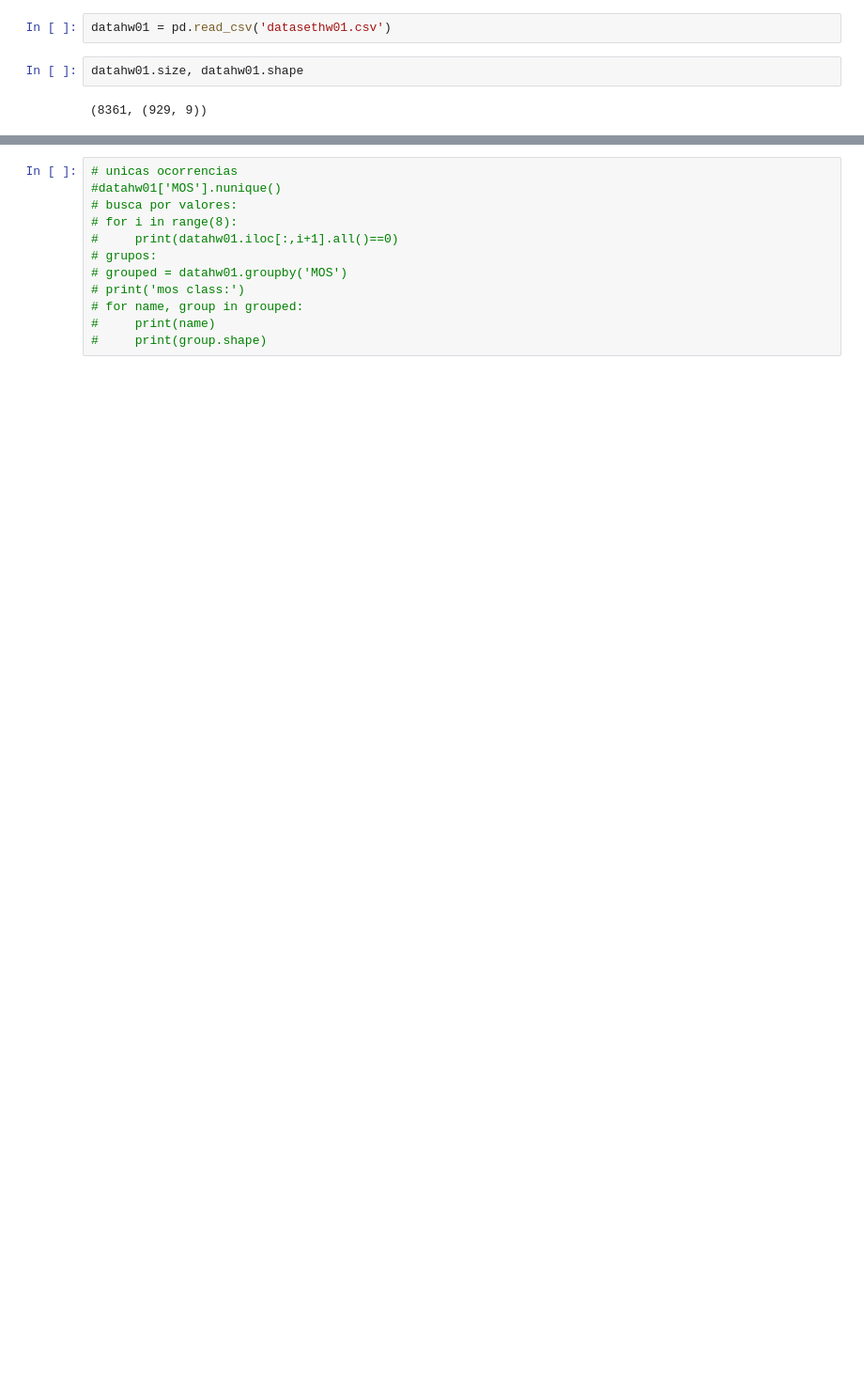
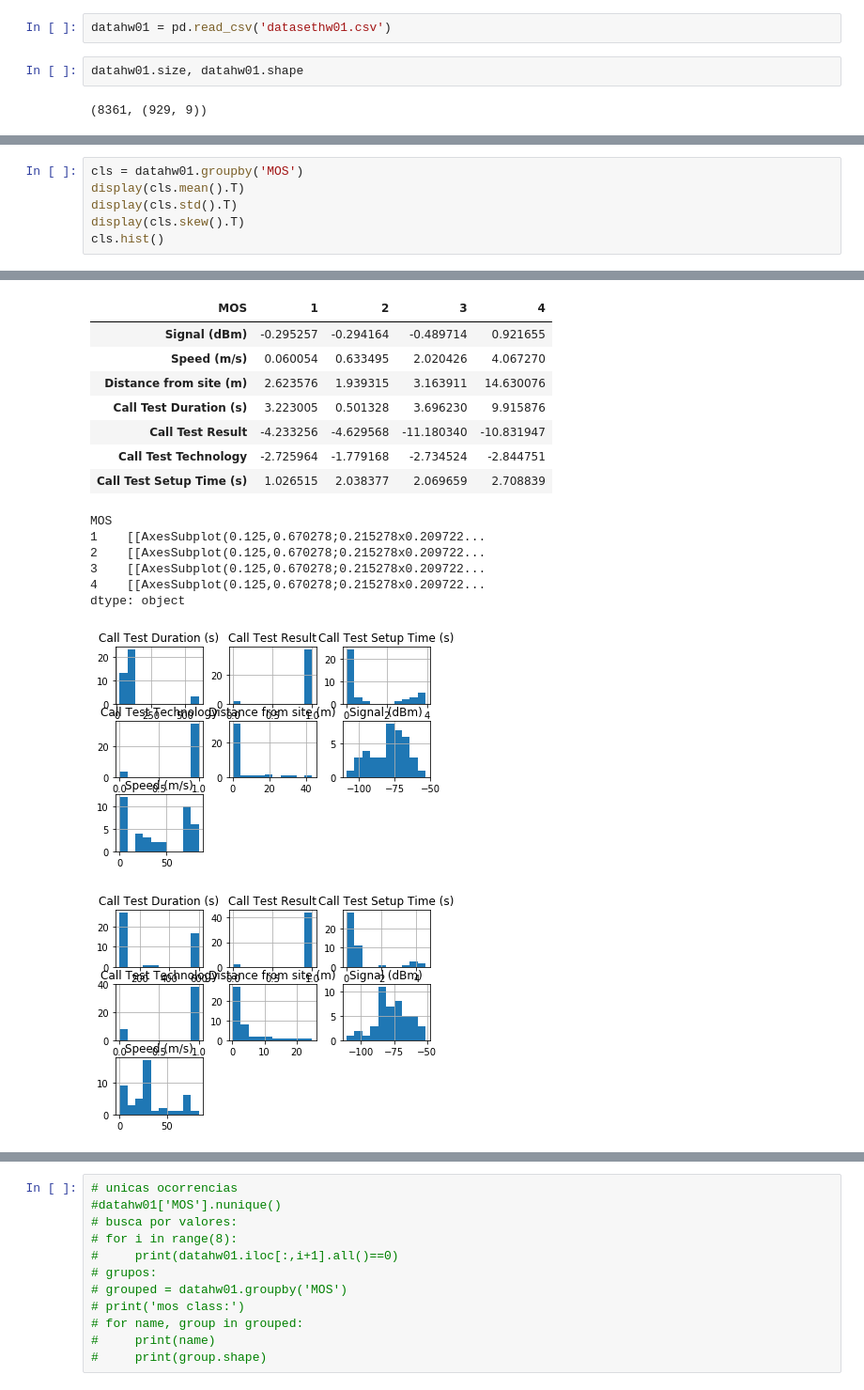
Before and after one commit to ezequiasjunior/ica2019.2, a Jupyter notebook: data_preprocess.ipynb, the cells around one changed output, grey strips where cells are left out. Shown: that part at 94% size. Cells and saved outputs as stored; diff of their text form; blank space fills up the shorter version.

```diff
--- a/data_preprocess.ipynb
+++ b/data_preprocess.ipynb
@@ -19,0 +57,7 @@ datahw01.head()
+# %%
+cls = datahw01.groupby('MOS')
+display(cls.mean().T)
+display(cls.std().T)
+display(cls.skew().T)
+cls.hist()
+# %% [output]
@@ -19,0 +80,16 @@ datahw01.head()
+| MOS | 1 | 2 | 3 | 4 |
+| Signal (dBm) | -0.295257 | -0.294164 | -0.489714 | 0.921655 |
+| Speed (m/s) | 0.060054 | 0.633495 | 2.020426 | 4.067270 |
+| Distance from site (m) | 2.623576 | 1.939315 | 3.163911 | 14.630076 |
+| Call Test Duration (s) | 3.223005 | 0.501328 | 3.696230 | 9.915876 |
+| Call Test Result | -4.233256 | -4.629568 | -11.180340 | -10.831947 |
+| Call Test Technology | -2.725964 | -1.779168 | -2.734524 | -2.844751 |
+| Call Test Setup Time (s) | 1.026515 | 2.038377 | 2.069659 | 2.708839 |
+MOS
+1    [[AxesSubplot(0.125,0.670278;0.215278x0.209722...
+2    [[AxesSubplot(0.125,0.670278;0.215278x0.209722...
+3    [[AxesSubplot(0.125,0.670278;0.215278x0.209722...
+4    [[AxesSubplot(0.125,0.670278;0.215278x0.209722...
+dtype: object
+[figure, added]
+[figure, added]
```
Also changed, not shown: parts of 8 cells of this notebook.
